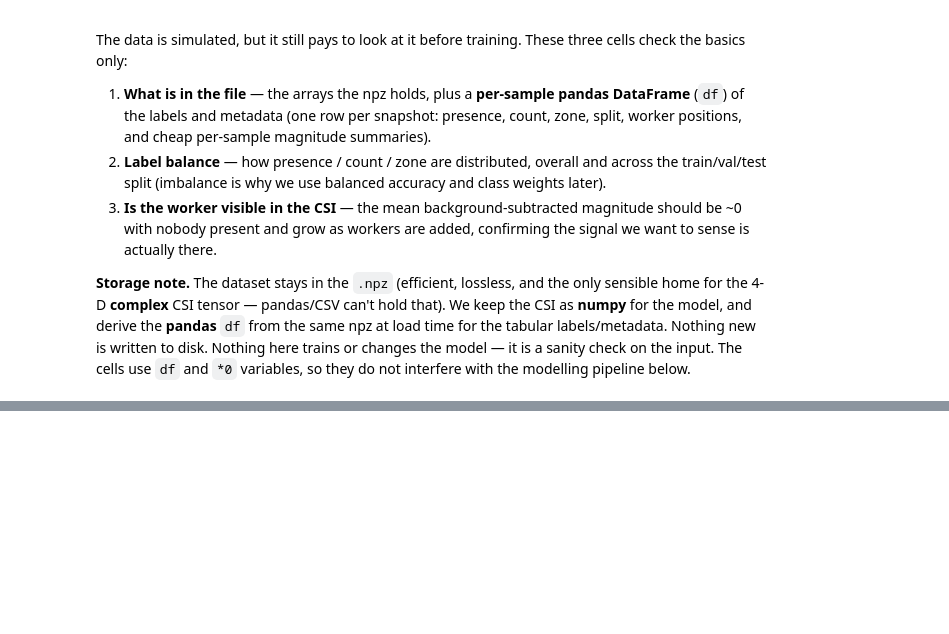
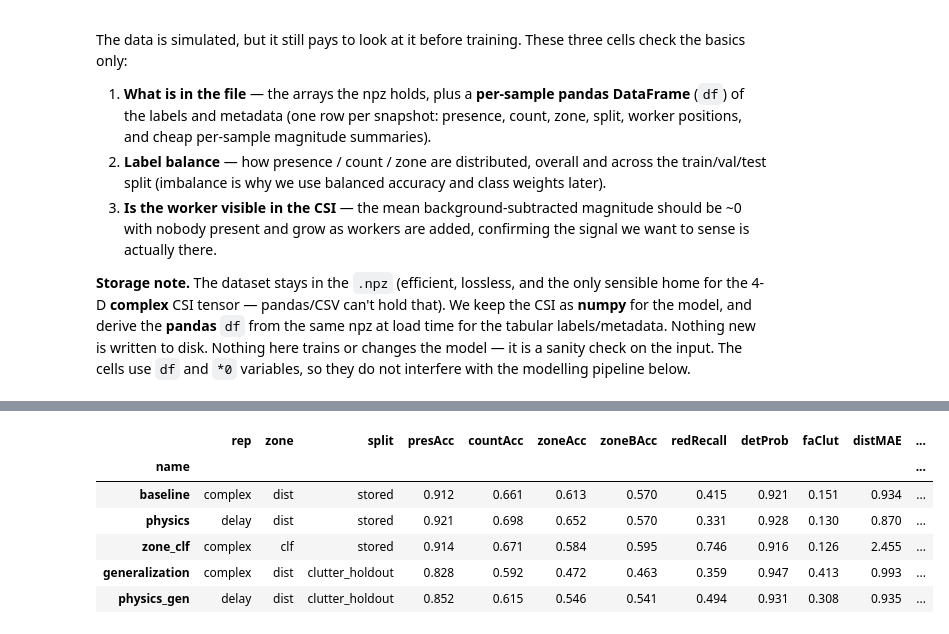
Before and after one commit to 77rap/UoW_WifiSensing, a Jupyter notebook: csi_multitask_v0.ipynb, the cells around one changed output, grey strips where cells are left out. Cells and saved outputs as stored; diff of their text form; code cells hidden in the pictures; blank space fills up the shorter version.

```diff
--- a/csi_multitask_v0.ipynb
+++ b/csi_multitask_v0.ipynb
@@ -320,51 +522,18 @@ trainable params: 406,024
 # %%
 # ================================================================
-# TRAIN — multi-task loss; select best by mean balanced-accuracy
+# SWEEP -- run every experiment, collect a comparison table (pandas).
+# Each run trains a fresh model -> use a GPU. ~a few min per run.
 # ================================================================
-opt = torch.optim.Adam(model.parameters(), lr=LR, weight_decay=WEIGHT_DECAY)
-sched = torch.optim.lr_scheduler.CosineAnnealingLR(opt, T_max=EPOCHS)
-bce = nn.BCEWithLogitsLoss(); ce = nn.CrossEntropyLoss()
-ce_zone = nn.CrossEntropyLoss(weight=zone_w)
+_rows, DETAILS = [], {}
+_t0 = time.time()
+for cfg in EXPERIMENTS:
+    print(f"running {cfg['name']:16s} ...", end=' ', flush=True)
+    _row, _det = run_experiment(cfg)
+    _rows.append(_row); DETAILS[cfg['name']] = _det
+    print(f"presAcc {_row['presAcc']:.3f} | countAcc {_row['countAcc']:.3f} | "
+          f"zoneBAcc {_row['zoneBAcc']:.3f} | redRec {_row['redRecall']:.3f}")
 
-def sc_dropout(xb):
-    if SUBCARRIER_DROPOUT <= 0: return xb
-    keep = (torch.rand(xb.shape[-1], device=xb.device) > SUBCARRIER_DROPOUT).float()
-    return xb * keep
-
-@torch.no_grad()
-def evaluate(dl):
-    model.eval(); P = {k: [] for k in ['p', 'c', 'z']}; T = {k: [] for k in ['p', 'c', 'z']}
-    for xb, yp, yc, yz in dl:
-        pl, cl, zl = model(xb.to(DEVICE))
-        P['p'].append((torch.sigmoid(pl) > 0.5).long().cpu()); T['p'].append(yp)
-        P['c'].append(cl.argmax(1).cpu()); T['c'].append(yc)
-        P['z'].append(zl.argmax(1).cpu()); T['z'].append(yz)
-    P = {k: torch.cat(v).numpy() for k, v in P.items()}
-    T = {k: torch.cat(v).numpy() for k, v in T.items()}
-    bacc = {k: balanced_accuracy_score(T[k], P[k]) for k in P}
-    return P, T, bacc
-
-best, best_state, hist = -1, None, []
-t0 = time.time()
-for ep in range(1, EPOCHS + 1):
-    model.train(); run = 0.0
-    for xb, yp, yc, yz in dl_tr:
-        xb = sc_dropout(xb.to(DEVICE))
-        yp, yc, yz = yp.float().to(DEVICE), yc.to(DEVICE), yz.to(DEVICE)
-        pl, cl, zl = model(xb)
-        loss = bce(pl, yp) + ce(cl, yc) + ce_zone(zl, yz)
-        opt.zero_grad(); loss.backward(); opt.step()
-        run += loss.item() * xb.size(0)
-    sched.step()
-    _, _, bacc = evaluate(dl_va)
-    meanb = np.mean(list(bacc.values()))
-    hist.append((run / int(tr.sum()), bacc['p'], bacc['c'], bacc['z']))
-    if meanb > best:
-        best = meanb
-        best_state = {k: v.detach().cpu().clone() for k, v in model.state_dict().items()}
-    if ep % 10 == 0 or ep == 1:
-        print(f"ep {ep:3d} loss {hist[-1][0]:.3f} | bal-acc P {bacc['p']:.3f} "
-              f"C {bacc['c']:.3f} Z {bacc['z']:.3f} (mean {meanb:.3f}, best {best:.3f})")
-model.load_state_dict(best_state)
-print(f'\ndone in {(time.time()-t0)/60:.1f} min | best mean balanced-acc {best:.3f}')
+results_df = pd.DataFrame(_rows).set_index('name')
+print(f"\nsweep done in {(time.time()-_t0)/60:.1f} min")
+results_df.round(3)
 # %% [output]
@@ -386 +547,8 @@ done in 54.2 min | best mean balanced-acc 0.817
+|  | rep | zone | split | presAcc | countAcc | zoneAcc | zoneBAcc | redRecall | detProb | faClut | distMAE | ... |
+| name |  |  |  |  |  |  |  |  |  |  |  | ... |
+| baseline | complex | dist | stored | 0.912 | 0.661 | 0.613 | 0.570 | 0.415 | 0.921 | 0.151 | 0.934 | ... |
+| physics | delay | dist | stored | 0.921 | 0.698 | 0.652 | 0.570 | 0.331 | 0.928 | 0.130 | 0.870 | ... |
+| zone_clf | complex | clf | stored | 0.914 | 0.671 | 0.584 | 0.595 | 0.746 | 0.916 | 0.126 | 2.455 | ... |
+| generalization | complex | dist | clutter_holdout | 0.828 | 0.592 | 0.472 | 0.463 | 0.359 | 0.947 | 0.413 | 0.993 | ... |
+| physics_gen | delay | dist | clutter_holdout | 0.852 | 0.615 | 0.546 | 0.541 | 0.494 | 0.931 | 0.308 | 0.935 | ... |
 # %%
```
Also changed, not shown: parts of 14 cells of this notebook, 2 other files.
